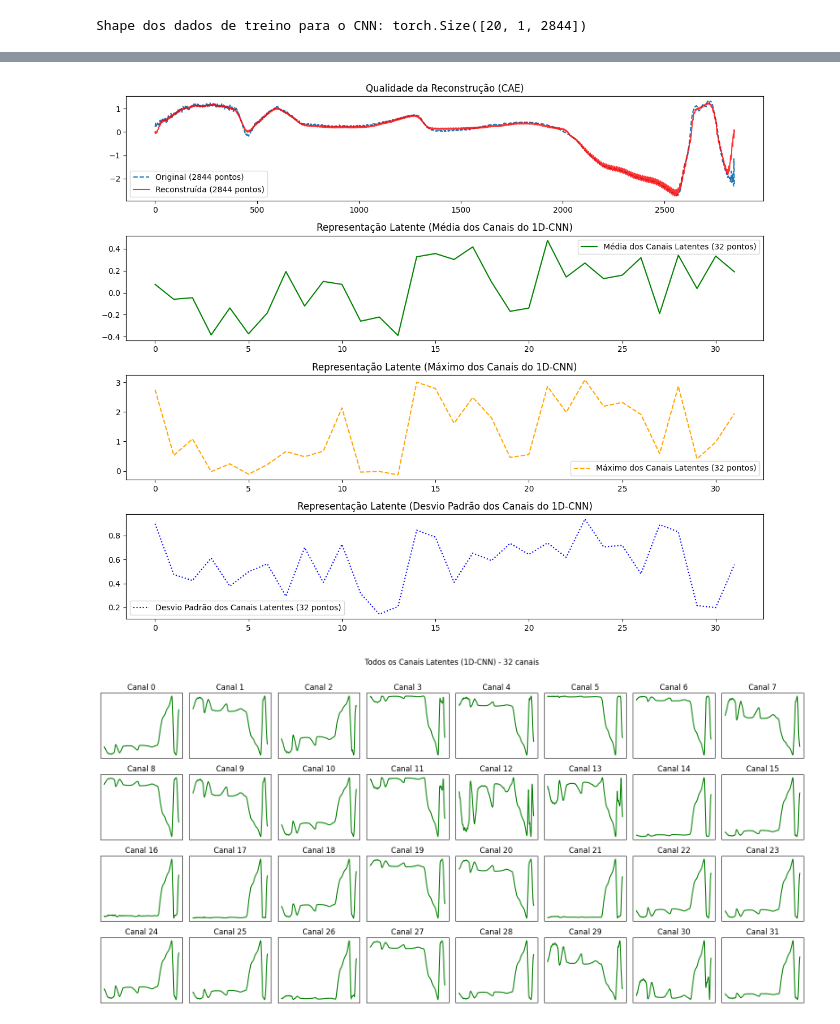
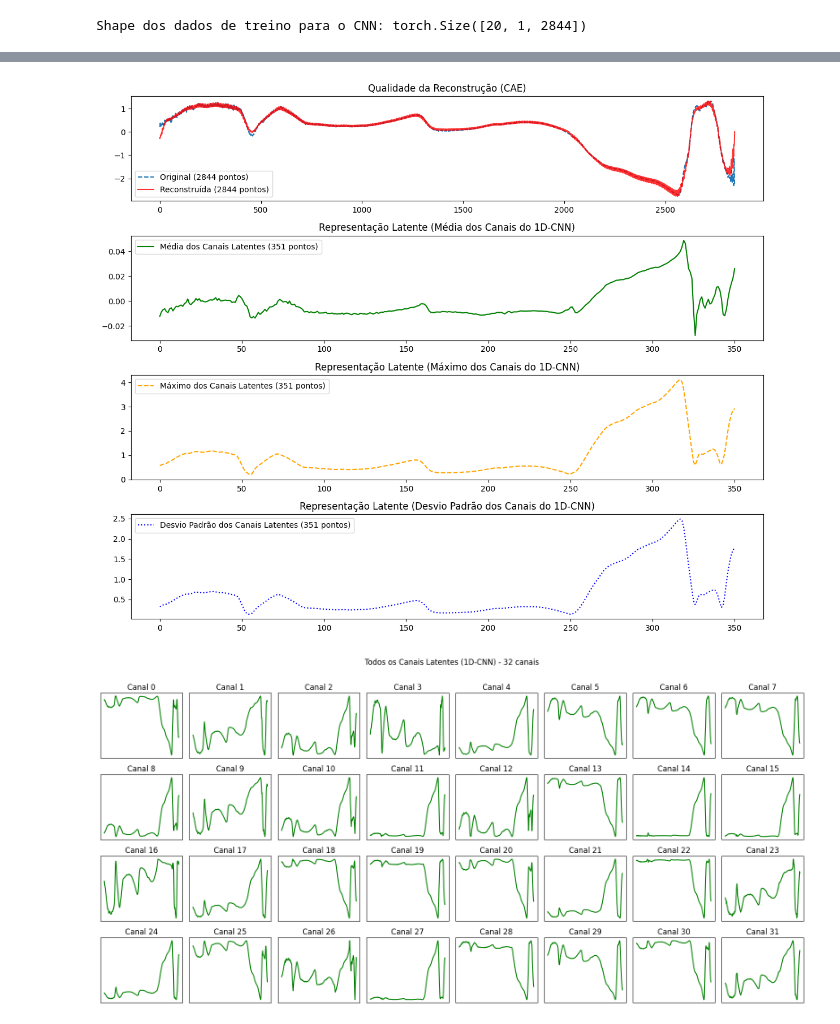
Before and after one commit to MoroFernando/time-series-dimensionality-reduction, a Jupyter notebook: autoencoder.ipynb, the cells around one changed output, grey strips where cells are left out. Saved outputs shown, nothing was run; the diff lists cells and outputs as text; code cells hidden in the pictures.

```diff
--- a/autoencoder.ipynb
+++ b/autoencoder.ipynb
@@ -240,8 +240,8 @@ with torch.no_grad():
     reconstructed_data_cnn = model_cae(input_cnn)
 
 # Remover a dimensão de channel e converte para numpy para plotagem
-reconstructed_numpy = reconstructed_data_cnn.squeeze(0).numpy() # shape [seq_len]
-latent_numpy = latent_data_cnn.squeeze(0).numpy() # shape [n_channels, seq_len]
+reconstructed_numpy = reconstructed_data_cnn.squeeze().numpy() # shape [seq_len]
+latent_numpy = latent_data_cnn.squeeze().numpy() # shape [n_channels, seq_len]
 
 # ====== Plot ======
 fig, (ax1, ax2, ax3, ax4) = plt.subplots(4, 1, figsize=(12, 10))
@@ -252,37 +252,37 @@ ax1.plot(reconstructed_numpy, label=f'Reconstruída ({reconstructed_numpy.shape[
 ax1.legend()
 
 ax1.set_title('Qualidade da Reconstrução (CAE)')
 
 # --- Gráfico 2: A Representação Latente (CAE) como LINHA ---
 # Calcular a média ao longo dos canais (axis=1) para obter uma linha]
-latent_mean_line = latent_numpy.mean(axis=1)
+latent_mean_line = latent_numpy.mean(axis=0)
 # Calcular o máximo
-latent_max_line = latent_numpy.max(axis=1)
+latent_max_line = latent_numpy.max(axis=0)
 # Calcular o desvio padrão
-latent_std_line = latent_numpy.std(axis=1)
+latent_std_line = latent_numpy.std(axis=0)
 
 ax2.plot(latent_mean_line,
          label=f'Média dos Canais Latentes ({latent_mean_line.shape[0]} pontos)',
          color='green')
 ax2.legend()
 ax2.set_title('Representação Latente (Média dos Canais do 1D-CNN)')
 
 ax3.plot(latent_max_line,
          label=f'Máximo dos Canais Latentes ({latent_max_line.shape[0]} pontos)',
          color='orange', linestyle='--')
 ax3.set_title('Representação Latente (Máximo dos Canais do 1D-CNN)')
 ax3.legend()
 
 ax4.plot(latent_std_line,
          label=f'Desvio Padrão dos Canais Latentes ({latent_std_line.shape[0]} pontos)',
          color='blue', linestyle=':')
 ax4.set_title('Representação Latente (Desvio Padrão dos Canais do 1D-CNN)')
 ax4.legend()
 
 plt.tight_layout()
 plt.show()
 # %% [output]
-[figure, old version]
+[figure, new version]
 # %%
 # Ajustado para 32 canais em grade 4x8
 N_CHANNELS = latent_data_cnn.shape[1]
@@ -304,7 +304,7 @@ plt.suptitle('Todos os Canais Latentes (1D-CNN) - 32 canais')
 plt.tight_layout(rect=[0, 0, 1, 0.97])
 plt.show()
 # %% [output]
-[figure, old version]
+[figure, new version]
 # %%
 from aeon.distances import dtw_distance
 
```
Also changed, not shown: parts of 3 cells of this notebook.
